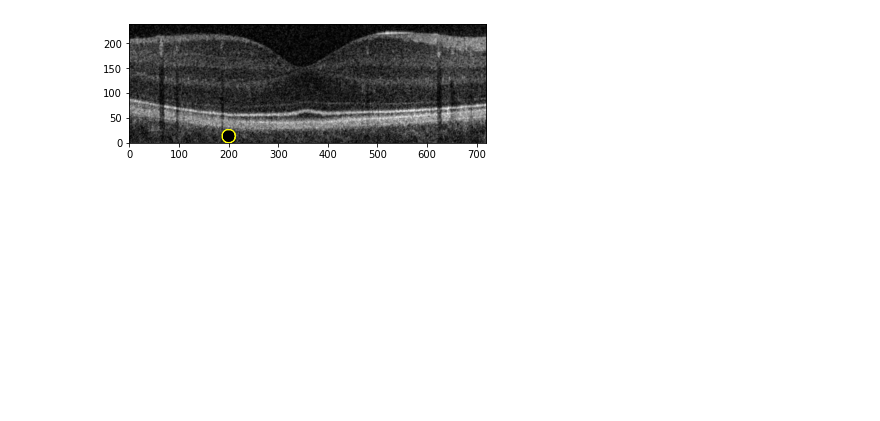
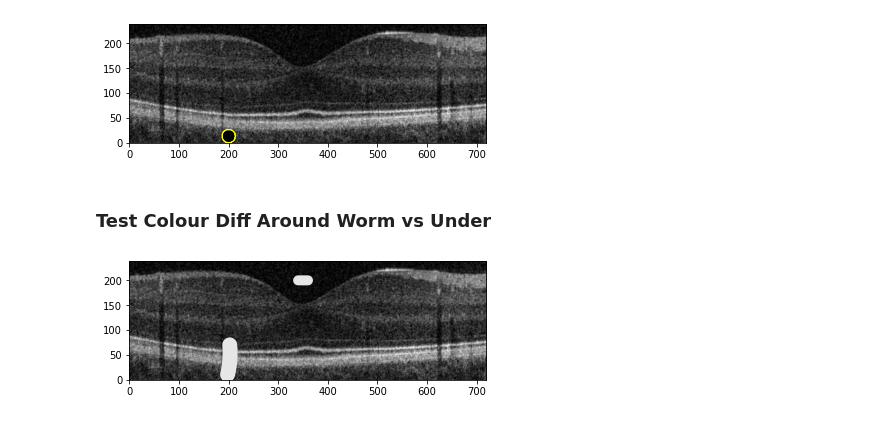
Before and after one commit to evnw/CITS4404-Assignment2, a Jupyter notebook: test_points_around.ipynb, the cells around one changed output. Drawn from its saved outputs; the diff is of its cells as text; code cells hidden in the pictures; blank space fills up the shorter version.

```diff
--- a/test_points_around.ipynb
+++ b/test_points_around.ipynb
@@ -37,3 +39,13 @@ drawing.add_dots(points_smaller, 1, color="black")
 drawing.show()
 # %% [output]
 [figure]
+# %% [markdown]
+### Test Colour Diff Around Worm vs Under
+# %%
+worm1 = Camo_Worm(200, 40, 30, 1.5, 5, 30, 15, 0.9)
+worm2 = Camo_Worm(350, 200, 10, 0, 0, 0, 10, 0.9)
+drawing = Drawing(img)
+drawing.add_worms([worm1, worm2])
+drawing.show()
+# %% [output]
+[figure, added]
```
Also changed, not shown: parts of 1 cell of this notebook.
